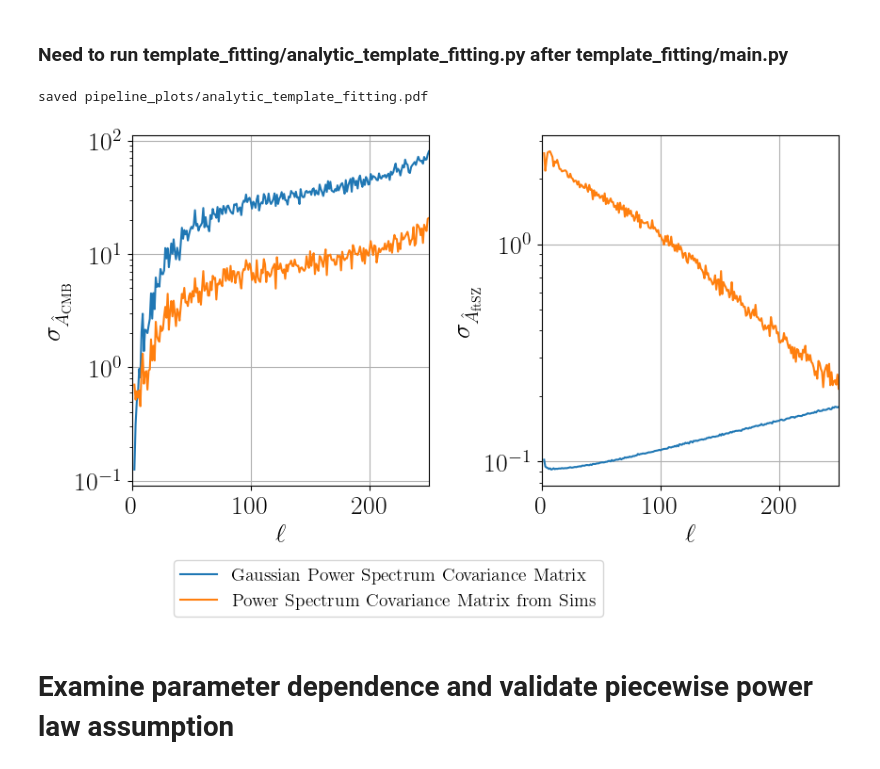
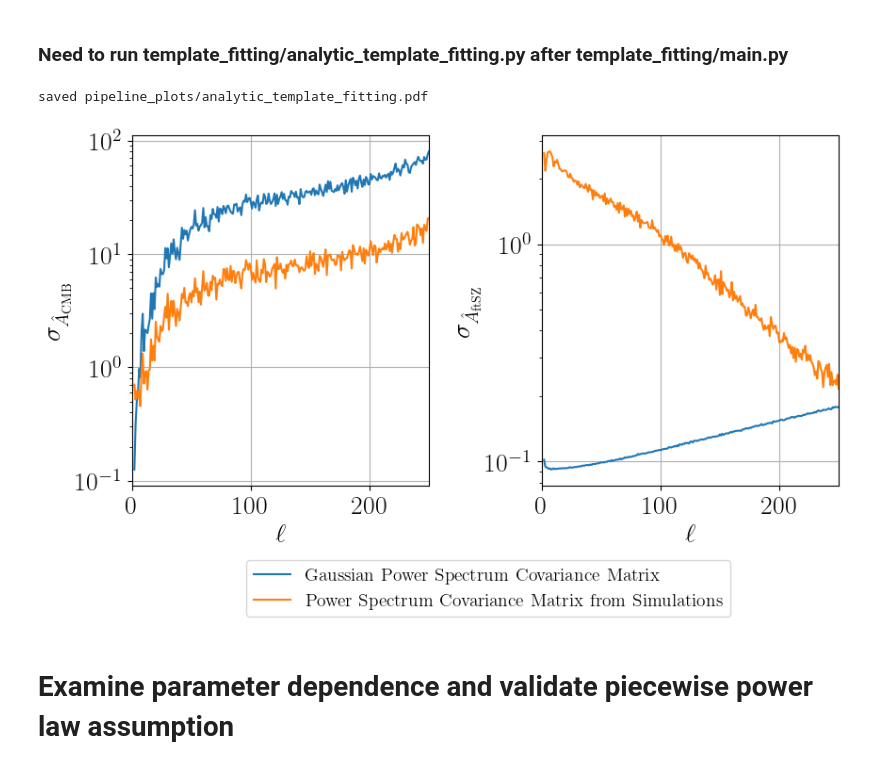
Before and after one commit to kmsurrao/NILC-Inference-Pipeline, a Jupyter notebook: notebooks/pipeline_plotting_examples.ipynb, the cells around one changed output. Cells and saved outputs as stored; diff of their text form; code cells hidden in the pictures.

```diff
--- a/notebooks/pipeline_plotting_examples.ipynb
+++ b/notebooks/pipeline_plotting_examples.ipynb
@@ -297,36 +297,36 @@ CMB_var_gaussian, CMB_tSZ_covar_gaussian, tSZ_var_gaussian = template_fiting_ana
 CMB_var_sims, CMB_tSZ_covar_sims, tSZ_var_sims = template_fiting_analytic_covar_sims
 ells = np.arange(inp.ellmax+1)
 start = 2
 
 fig, axs = plt.subplots(1,2, figsize=(9,5))
 plt.axes(axs[0])
 plt.plot(ells[start:], np.sqrt(CMB_var_gaussian)[start:], label='Gaussian Power Spectrum Covariance Matrix')
 plt.plot(ells[start:], np.sqrt(CMB_var_sims)[start:], label='Power Spectrum Covariance Matrix from Sims')
 plt.xlabel(r'$\ell$')
 plt.ylabel(r'$\sigma_{\hat{A}_{\rm CMB}}$')
 plt.grid()
 plt.xlim(left=0, right=inp.ellmax)
 plt.yscale('log')
 
 plt.axes(axs[1])
 plt.plot(ells[start:], np.sqrt(tSZ_var_gaussian)[start:], label='Gaussian Power Spectrum Covariance Matrix')
-plt.plot(ells[start:], np.sqrt(tSZ_var_sims)[start:], label='Power Spectrum Covariance Matrix from Sims')
+plt.plot(ells[start:], np.sqrt(tSZ_var_sims)[start:], label='Power Spectrum Covariance Matrix from Simulations')
 plt.xlabel(r'$\ell$')
 plt.ylabel(r'$\sigma_{\hat{A}_{\rm ftSZ}}$')
 plt.grid()
 plt.xlim(left=0, right=inp.ellmax)
 plt.yscale('log')
 
 handles, labels = axs[-1].get_legend_handles_labels()
-fig.legend(handles, labels, fontsize=14, bbox_to_anchor=(0.7, 0.05))
+fig.legend(handles, labels, fontsize=14, bbox_to_anchor=(0.85, 0.05))
 plt.tight_layout()
 
 if save_dir:
     plt.savefig(f'{save_dir}/analytic_template_fitting.pdf', bbox_inches = "tight")
     print(f'saved {save_dir}/analytic_template_fitting.pdf')
 # %% [output]
 saved pipeline_plots/analytic_template_fitting.pdf
-[figure, old version]
+[figure, new version]
 # %% [markdown]
 # Examine parameter dependence and validate piecewise power law assumption
 # %% [markdown]
```
Also changed, not shown: parts of 4 cells of this notebook, 3 other files.
